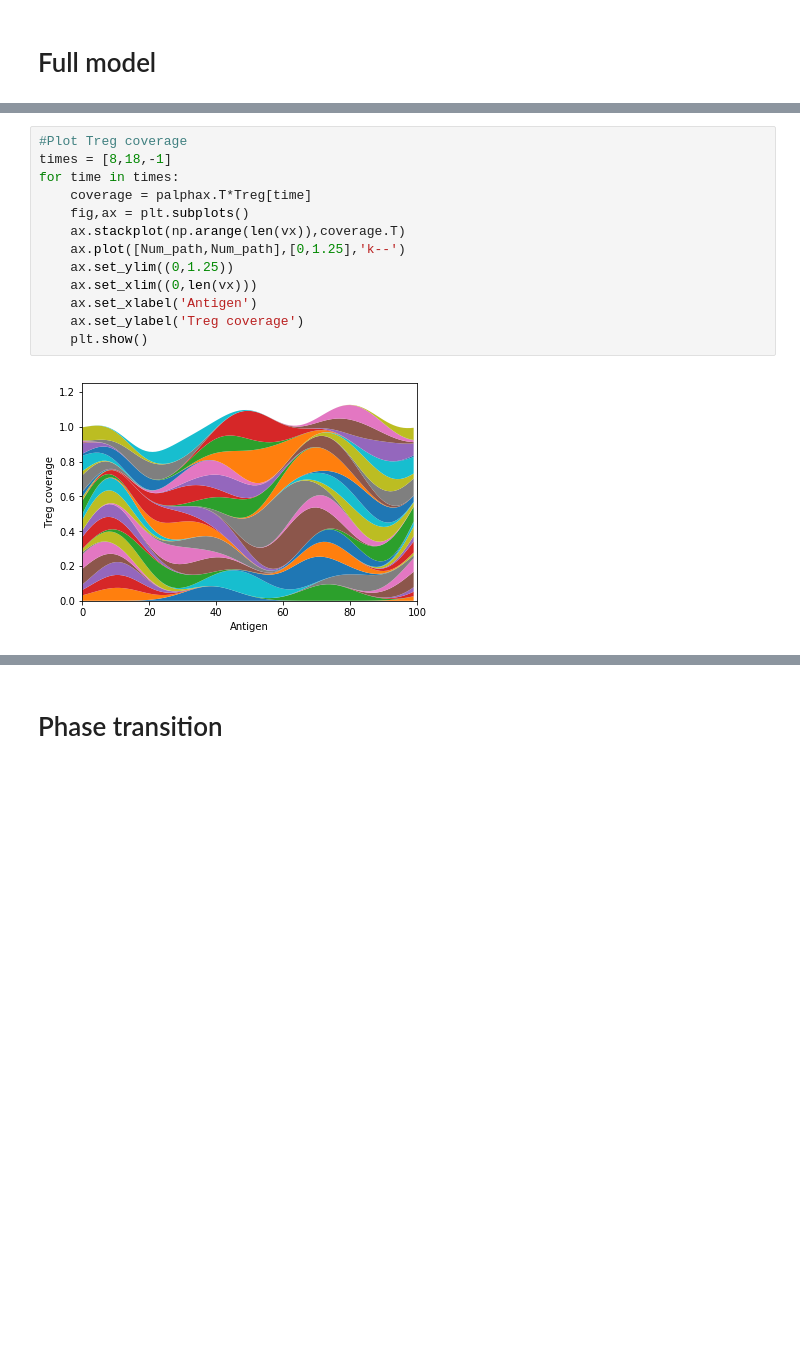
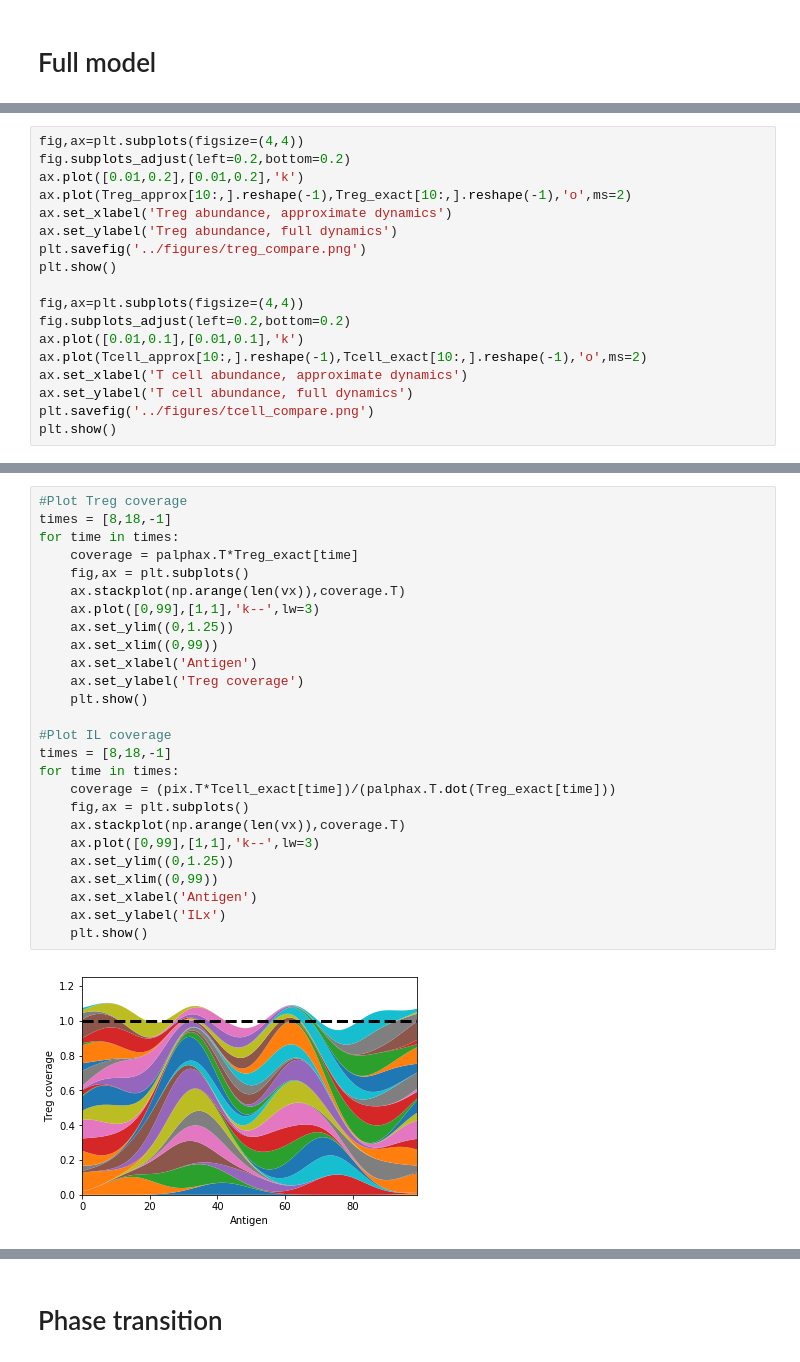
Before and after one commit to Ninjaneer32/immune-svm, a Jupyter notebook: scripts/ImmuneOptimization.ipynb, the cells around one changed output, grey strips where cells are left out. Cells and saved outputs as stored; diff of their text form; blank space fills up the shorter version.

```diff
--- a/scripts/ImmuneOptimization.ipynb
+++ b/scripts/ImmuneOptimization.ipynb
@@ -99,0 +115,18 @@ plt.show()
+# %%
+fig,ax=plt.subplots(figsize=(4,4))
+fig.subplots_adjust(left=0.2,bottom=0.2)
+ax.plot([0.01,0.2],[0.01,0.2],'k')
+ax.plot(Treg_approx[10:,].reshape(-1),Treg_exact[10:,].reshape(-1),'o',ms=2)
+ax.set_xlabel('Treg abundance, approximate dynamics')
+ax.set_ylabel('Treg abundance, full dynamics')
+plt.savefig('../figures/treg_compare.png')
+plt.show()
+
+fig,ax=plt.subplots(figsize=(4,4))
+fig.subplots_adjust(left=0.2,bottom=0.2)
+ax.plot([0.01,0.1],[0.01,0.1],'k')
+ax.plot(Tcell_approx[10:,].reshape(-1),Tcell_exact[10:,].reshape(-1),'o',ms=2)
+ax.set_xlabel('T cell abundance, approximate dynamics')
+ax.set_ylabel('T cell abundance, full dynamics')
+plt.savefig('../figures/tcell_compare.png')
+plt.show()
@@ -100,15 +136,28 @@ plt.show()
 # %%
 #Plot Treg coverage
 times = [8,18,-1]
 for time in times:
-    coverage = palphax.T*Treg[time]
+    coverage = palphax.T*Treg_exact[time]
     fig,ax = plt.subplots()
     ax.stackplot(np.arange(len(vx)),coverage.T)
-    ax.plot([Num_path,Num_path],[0,1.25],'k--')
+    ax.plot([0,99],[1,1],'k--',lw=3)
     ax.set_ylim((0,1.25))
-    ax.set_xlim((0,len(vx)))
+    ax.set_xlim((0,99))
     ax.set_xlabel('Antigen')
     ax.set_ylabel('Treg coverage')
     plt.show()
+
+#Plot IL coverage
+times = [8,18,-1]
+for time in times:
+    coverage = (pix.T*Tcell_exact[time])/(palphax.T.dot(Treg_exact[time]))
+    fig,ax = plt.subplots()
+    ax.stackplot(np.arange(len(vx)),coverage.T)
+    ax.plot([0,99],[1,1],'k--',lw=3)
+    ax.set_ylim((0,1.25))
+    ax.set_xlim((0,99))
+    ax.set_xlabel('Antigen')
+    ax.set_ylabel('ILx')
+    plt.show()
 # %% [output]
-[figure, old version]
+[figure, new version]
```
Also changed, not shown: parts of 16 cells of this notebook, 16 other files.
